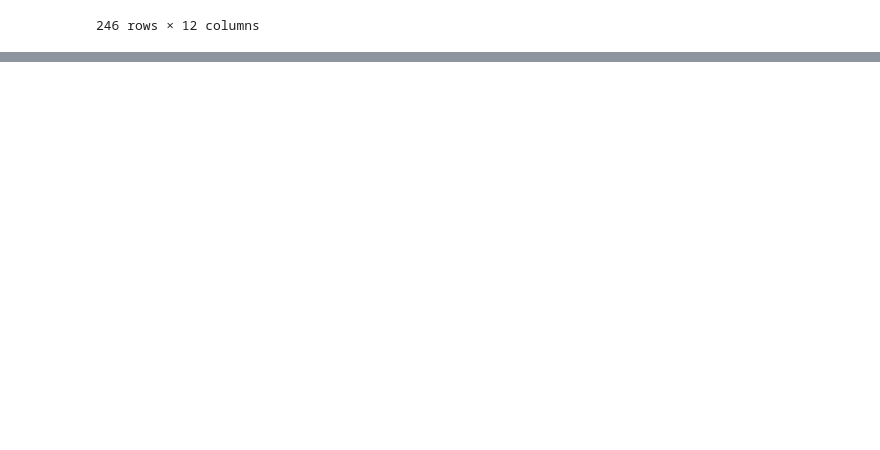
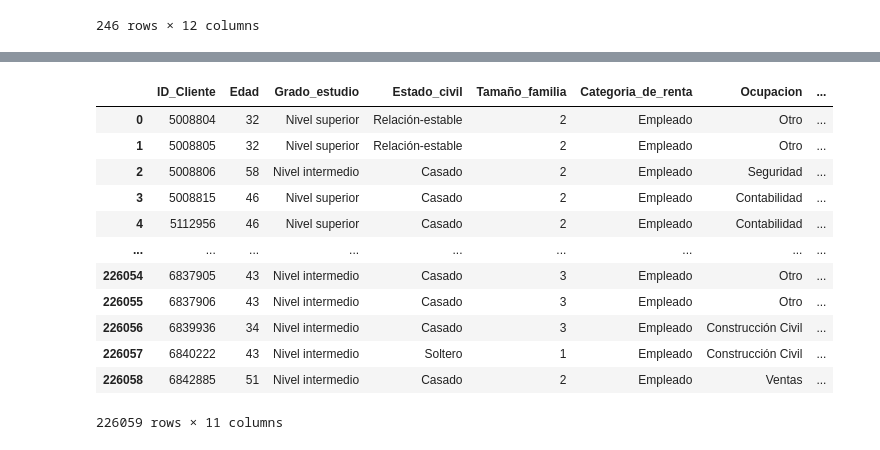
Before and after one commit to dscamacho333/Data_Science_Course, a Jupyter notebook: Pandas_E_S.ipynb, the cells around one changed output, grey strips where cells are left out. Drawn from its saved outputs; the diff is of its cells as text; code cells hidden in the pictures; blank space fills up the shorter version.

Commit message:
Learning about how to write sql % how to read queries and tables

```diff
--- a/Pandas_E_S.ipynb
+++ b/Pandas_E_S.ipynb
@@ -426,0 +459,14 @@ population_wikipedia_dataframe[0]
+# %%
+# Define Database URL, it will always have the following format:
+# (databaseName+driverName://user:password@host:port/dbName)
+# Sometimes the URL Chnages depending on the DB, but generally follows this structure
+
+DATABASE_CONNECTION_URL : str = 'sqlite:///:memory:'
+# %%
+# Create database connection (MySQL)
+
+engine : sqlalchemy.engine.base.Engine = create_engine(
+    DATABASE_CONNECTION_URL,
+    pool_pre_ping=True,
+    echo=True
+)
@@ -426,0 +548,16 @@ population_wikipedia_dataframe[0]
+# %%
+employee_rent_category_query : str = (
+"""
+SELECT
+  *
+FROM
+  bank_customers bc
+WHERE
+  bc.Categoria_de_renta = 'Empleado'
+"""
+)
+# %%
+employee_rent_category_query_result_df : pd.DataFrame = pd.read_sql(
+    sql=text(employee_rent_category_query),
+    con=engine.connect()
+)
@@ -426,0 +583,16 @@ population_wikipedia_dataframe[0]
+# %%
+employee_rent_category_query_result_df
+# %% [output]
+|  | ID_Cliente | Edad | Grado_estudio | Estado_civil | Tamaño_familia | Categoria_de_renta | Ocupacion | ... |
+| 0 | 5008804 | 32 | Nivel superior | Relación-estable | 2 | Empleado | Otro | ... |
+| 1 | 5008805 | 32 | Nivel superior | Relación-estable | 2 | Empleado | Otro | ... |
+| 2 | 5008806 | 58 | Nivel intermedio | Casado | 2 | Empleado | Seguridad | ... |
+| 3 | 5008815 | 46 | Nivel superior | Casado | 2 | Empleado | Contabilidad | ... |
+| 4 | 5112956 | 46 | Nivel superior | Casado | 2 | Empleado | Contabilidad | ... |
+| ... | ... | ... | ... | ... | ... | ... | ... | ... |
+| 226054 | 6837905 | 43 | Nivel intermedio | Casado | 3 | Empleado | Otro | ... |
+| 226055 | 6837906 | 43 | Nivel intermedio | Casado | 3 | Empleado | Otro | ... |
+| 226056 | 6839936 | 34 | Nivel intermedio | Casado | 3 | Empleado | Construcción Civil | ... |
+| 226057 | 6840222 | 43 | Nivel intermedio | Soltero | 1 | Empleado | Construcción Civil | ... |
+| 226058 | 6842885 | 51 | Nivel intermedio | Casado | 2 | Empleado | Ventas | ... |
+226059 rows × 11 columns
```
Also changed, not shown: parts of 14 cells of this notebook.
